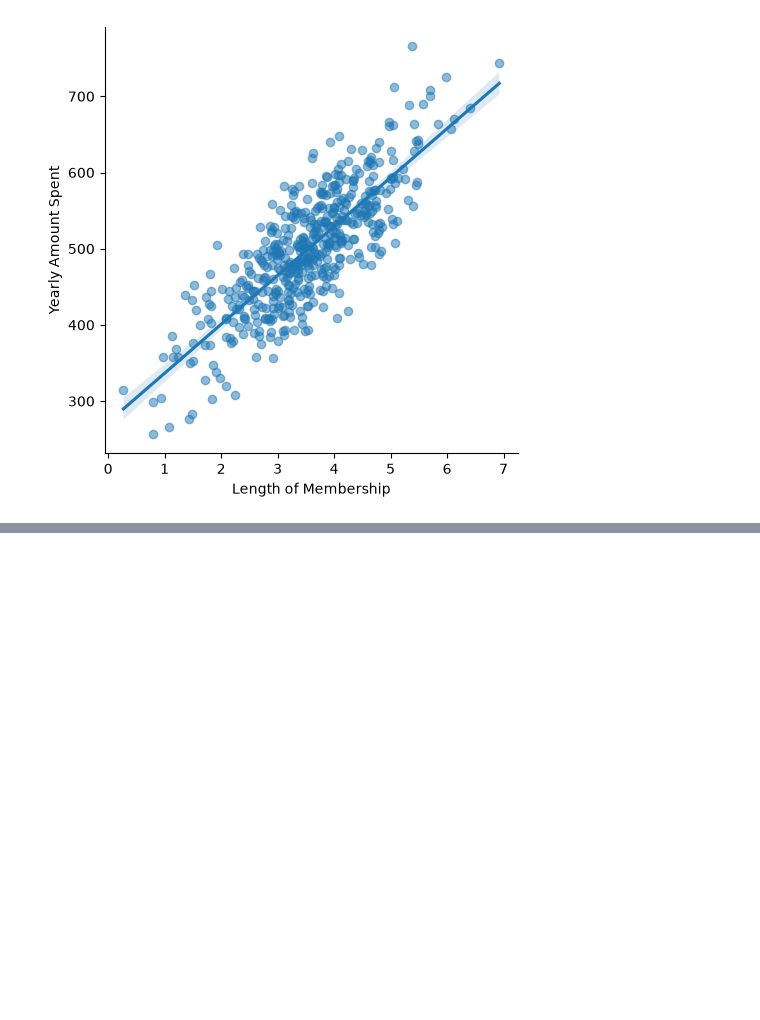
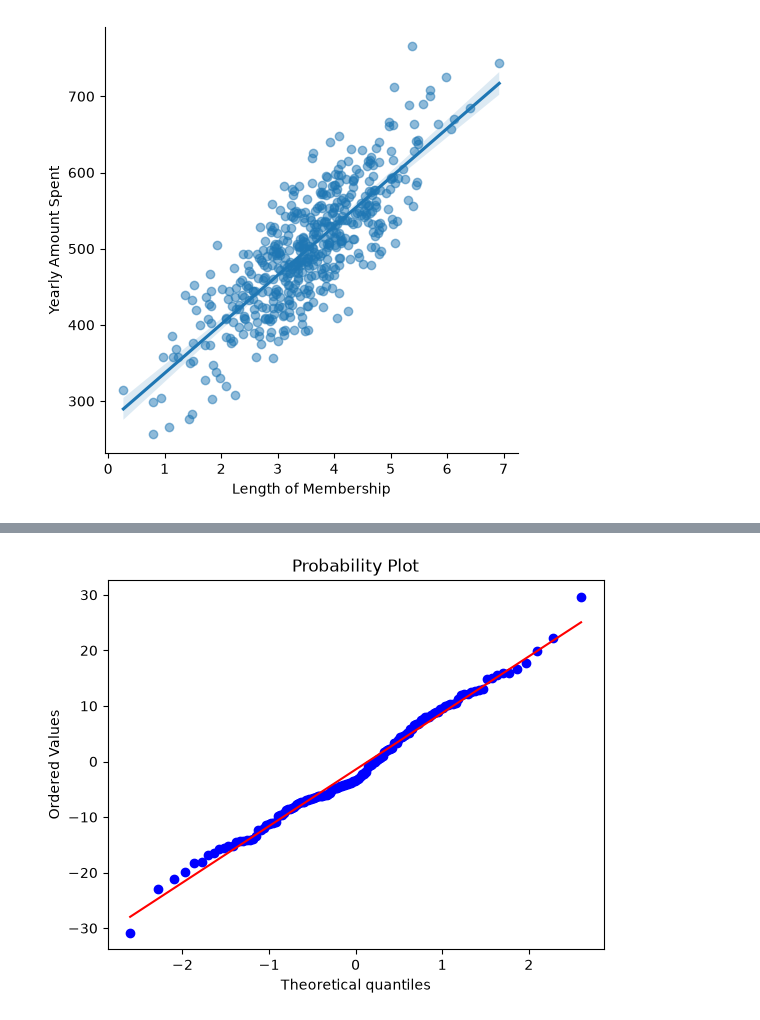
Before and after one commit to MagnasAKASangam/Linear-Regression-Ecommerce-, a Jupyter notebook: e_commerce.ipynb, the cells around one changed output, grey strips where cells are left out. Saved outputs shown, nothing was run; the diff lists cells and outputs as text; code cells hidden in the pictures; blank space fills up the shorter version.

```diff
--- a/e_commerce.ipynb
+++ b/e_commerce.ipynb
@@ -115,0 +269,8 @@ from sklearn.model_selection import train_test_split
+# %%
+import pylab
+import scipy.stats as stats
+
+stats.probplot(residuals, dist='norm', plot=pylab)
+pylab.show()
+# %% [output]
+[figure, added]
```
Also changed, not shown: parts of 19 cells of this notebook.
